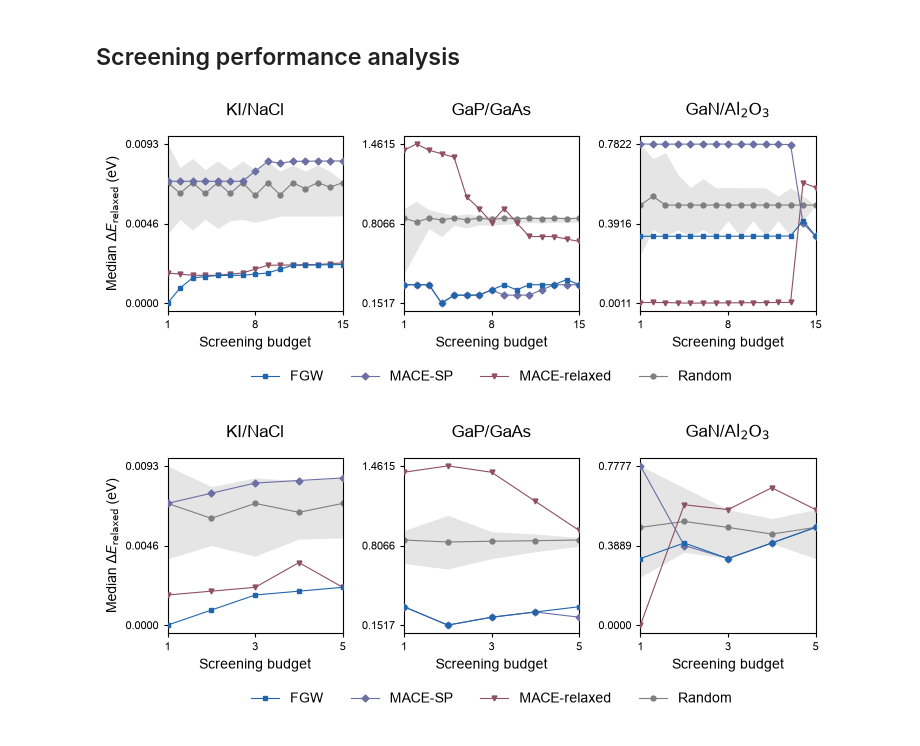
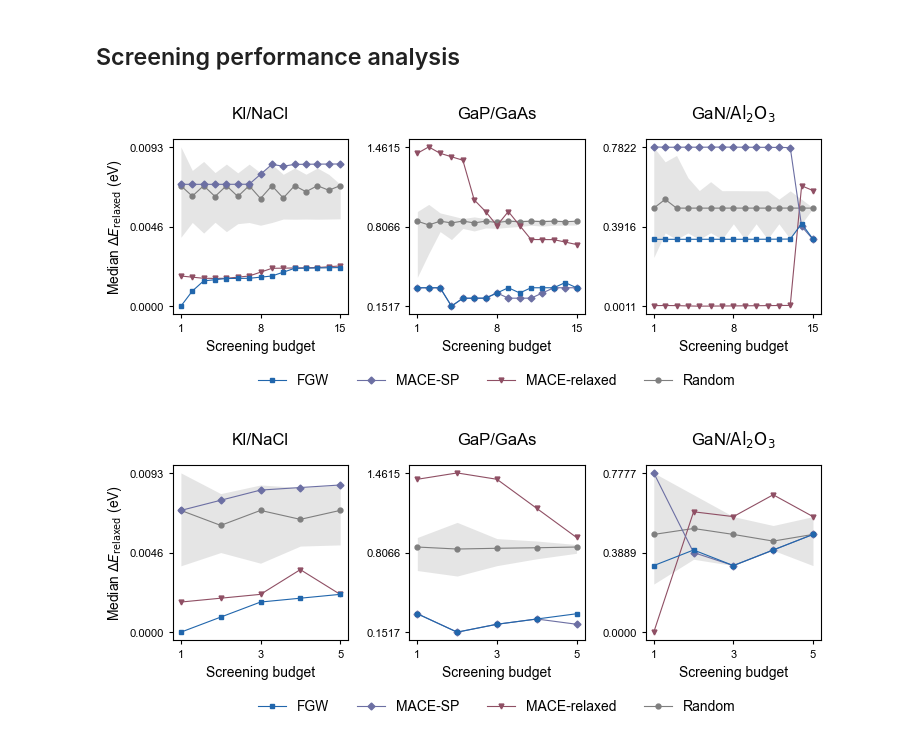
Before and after one commit to YuxuanTang2002/RegFGW, a Jupyter notebook: examples/screening_performance.ipynb, the cells around one changed output. Saved outputs shown, nothing was run; the diff lists cells and outputs as text; code cells hidden in the pictures.

```diff
--- a/examples/screening_performance.ipynb
+++ b/examples/screening_performance.ipynb
@@ -148,7 +148,8 @@ def plot_screening_performance(file_paths, budgets, output_path):
         # Panel formatting
         x_min = budgets.min()
         x_max = budgets.max()
-        ax.set_xlim(x_min, x_max)
+        x_padding = 0.05 * (x_max - x_min)
+        ax.set_xlim(x_min-x_padding, x_max+x_padding)
         ax.set_xticks(np.linspace(x_min, x_max, 3))
         y_max = max(np.max(curve) for curve in energy_curves.values())
         y_min = min(np.min(curve) for curve in energy_curves.values())
@@ -161,32 +162,32 @@ def plot_screening_performance(file_paths, budgets, output_path):
         ax.set_xlabel("Screening budget")
 
     axes[0].set_ylabel(r"Median $\Delta E_{\mathrm{relaxed}}$ (eV)")
     legend_handles = [
         Line2D(
             [0], [0],
             color=method_colors[method],
             linestyle="-",
             linewidth=0.8,
             marker=method_markers[method],
             markersize=3.5,
             label=method_labels[method],
         )
         for method in method_labels
     ]
     fig.legend(
         handles=legend_handles,
         loc="upper center",
         bbox_to_anchor=(0.5, 0.08),
         ncol=4,
         frameon=False,
         handlelength=2,
         columnspacing=2,
     )
     plt.savefig(output_path, dpi=300, bbox_inches="tight")
     plt.show()
 
 plot_screening_performance(file_paths=full_paths, budgets=full_budgets, output_path="screening_performance.pdf")
 plot_screening_performance(file_paths=unique_paths, budgets=unique_budgets, output_path="screening_performance_unique.pdf")
 # %% [output]
-[figure, old version]
+[figure, new version]
-[figure, old version]
+[figure, new version]
```
Also changed, not shown: 5 other files.
